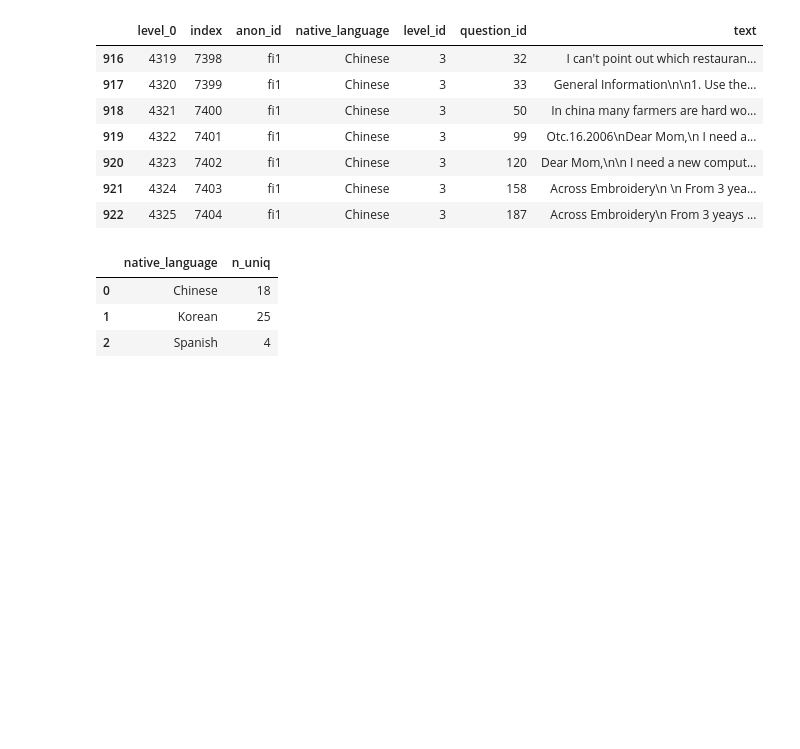
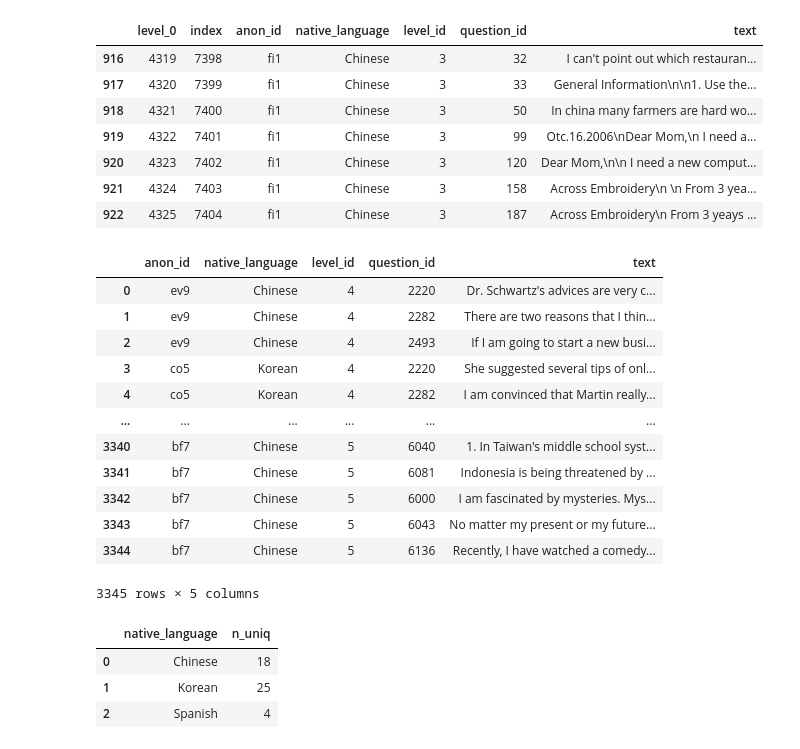
Before and after one commit to mencer456/LRDC-Research, a Jupyter notebook: SlideStats.ipynb, the cells around one changed output. Drawn from its saved outputs; the diff is of its cells as text; code cells hidden in the pictures; blank space fills up the shorter version.

```diff
--- a/SlideStats.ipynb
+++ b/SlideStats.ipynb
@@ -1013,6 +1013,23 @@ all_three.query('anon_id=="fi1" and level_id==3')
 | 920 | 4323 | 7402 | fi1 | Chinese | 3 | 120 | Dear Mom,\n\n I need a new comput... |
 | 921 | 4324 | 7403 | fi1 | Chinese | 3 | 158 | Across Embroidery\n \n From 3 yea... |
 | 922 | 4325 | 7404 | fi1 | Chinese | 3 | 187 | Across Embroidery\n From 3 yeays ... |
+# %%
+all_three.drop(columns=['level_0','index'],inplace=True)
+all_three
+# %% [output]
+|  | anon_id | native_language | level_id | question_id | text |
+| 0 | ev9 | Chinese | 4 | 2220 | Dr. Schwartz's advices are very c... |
+| 1 | ev9 | Chinese | 4 | 2282 | There are two reasons that I thin... |
+| 2 | ev9 | Chinese | 4 | 2493 | If I am going to start a new busi... |
+| 3 | co5 | Korean | 4 | 2220 | She suggested several tips of onl... |
+| 4 | co5 | Korean | 4 | 2282 | I am convinced that Martin really... |
+| ... | ... | ... | ... | ... | ... |
+| 3340 | bf7 | Chinese | 5 | 6040 | 1. In Taiwan's middle school syst... |
+| 3341 | bf7 | Chinese | 5 | 6081 | Indonesia is being threatened by ... |
+| 3342 | bf7 | Chinese | 5 | 6000 | I am fascinated by mysteries. Mys... |
+| 3343 | bf7 | Chinese | 5 | 6043 | No matter my present or my future... |
+| 3344 | bf7 | Chinese | 5 | 6136 | Recently, I have watched a comedy... |
+3345 rows × 5 columns
 # %%
 unique_a=all_three.groupby(['native_language']).agg(n_uniq=('anon_id','nunique'))
 unique_a=unique_a.reset_index()
```
Also changed, not shown: parts of 4 cells of this notebook.
